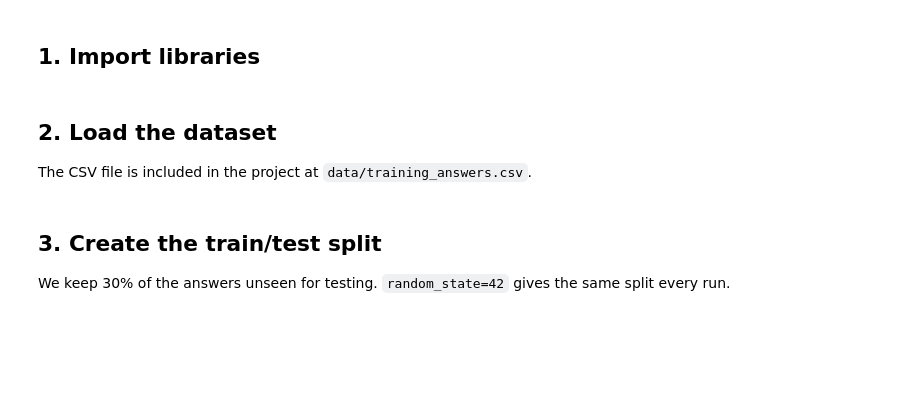
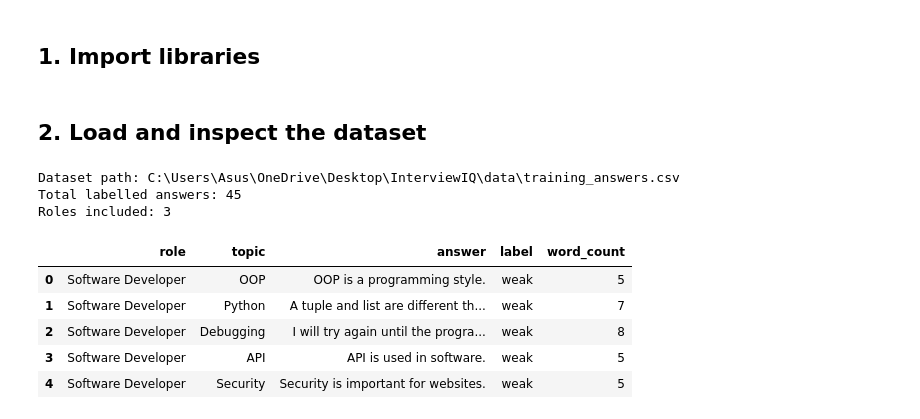
Before and after one commit to shakirul18/InterviewIQ, a Jupyter notebook: InterviewIQ_Model_Training.ipynb, the cells around one changed output. Drawn from its saved outputs; the diff is of its cells as text; code cells hidden in the pictures; blank space fills up the shorter version.

```diff
--- a/InterviewIQ_Model_Training.ipynb
+++ b/InterviewIQ_Model_Training.ipynb
@@ -17,8 +25,21 @@ from sklearn.preprocessing import FunctionTransformer, StandardScaler
-# %% [markdown]
-## 2. Load the dataset
-The CSV file is included in the project at `data/training_answers.csv`.
+# %% [markdown]
+## 2. Load and inspect the dataset
 # %%
 DATASET_PATH = Path('data/training_answers.csv')
 data = pd.read_csv(DATASET_PATH)
-print(f'Dataset rows: {len(data)}')
+data['word_count'] = data['answer'].str.split().str.len()
+
+print(f'Dataset path: {DATASET_PATH.resolve()}')
+print(f'Total labelled answers: {len(data)}')
+print(f'Roles included: {data["role"].nunique()}')
 data.head()
+# %% [output]
+Dataset path: C:\Users\Asus\OneDrive\Desktop\InterviewIQ\data\training_answers.csv
+Total labelled answers: 45
+Roles included: 3
+|  | role | topic | answer | label | word_count |
+| 0 | Software Developer | OOP | OOP is a programming style. | weak | 5 |
+| 1 | Software Developer | Python | A tuple and list are different th... | weak | 7 |
+| 2 | Software Developer | Debugging | I will try again until the progra... | weak | 8 |
+| 3 | Software Developer | API | API is used in software. | weak | 5 |
+| 4 | Software Developer | Security | Security is important for websites. | weak | 5 |
@@ -28,3 +45,0 @@ data['label'].value_counts()
-# %% [markdown]
-## 3. Create the train/test split
-We keep 30% of the answers unseen for testing. `random_state=42` gives the same split every run.
```
Also changed, not shown: parts of 18 cells of this notebook, 1 other file.
